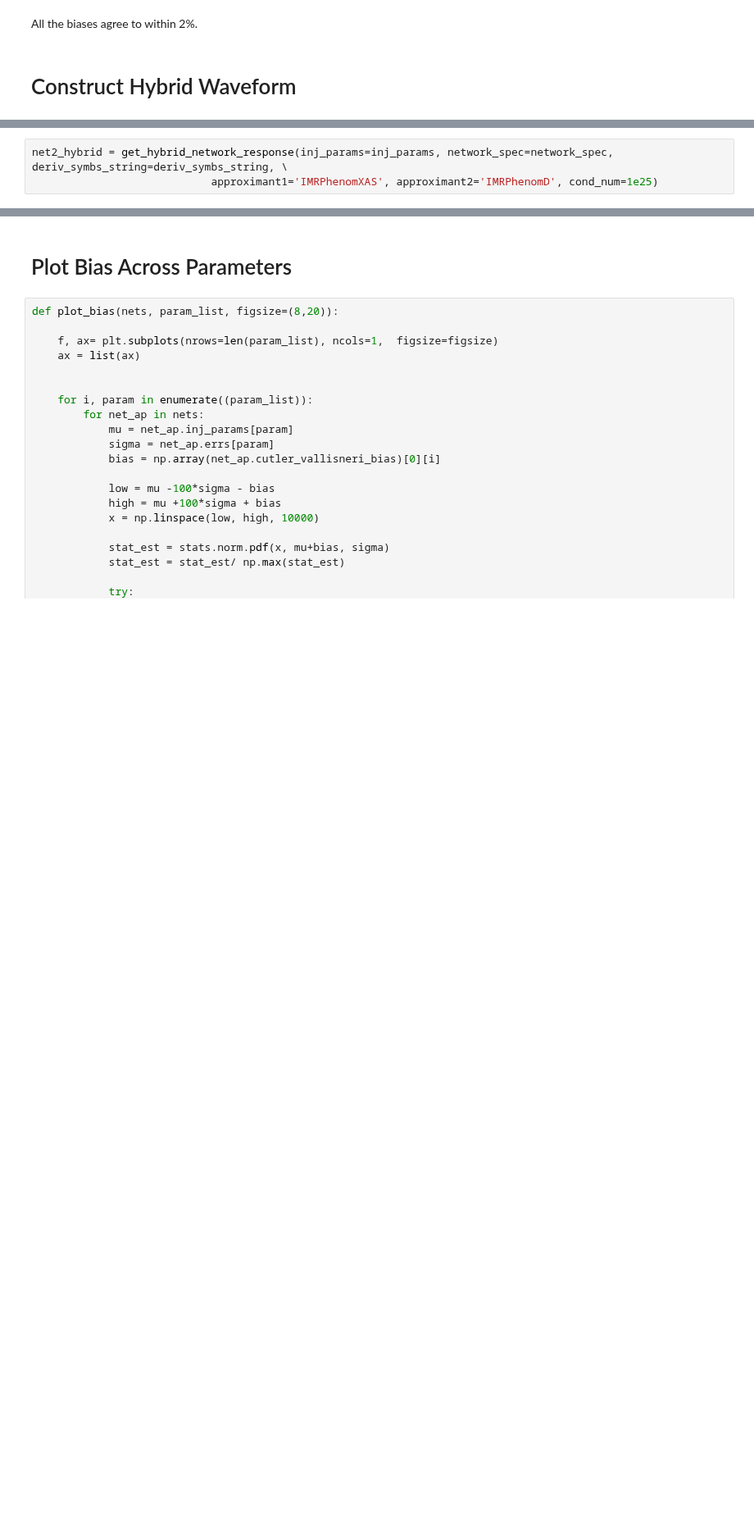
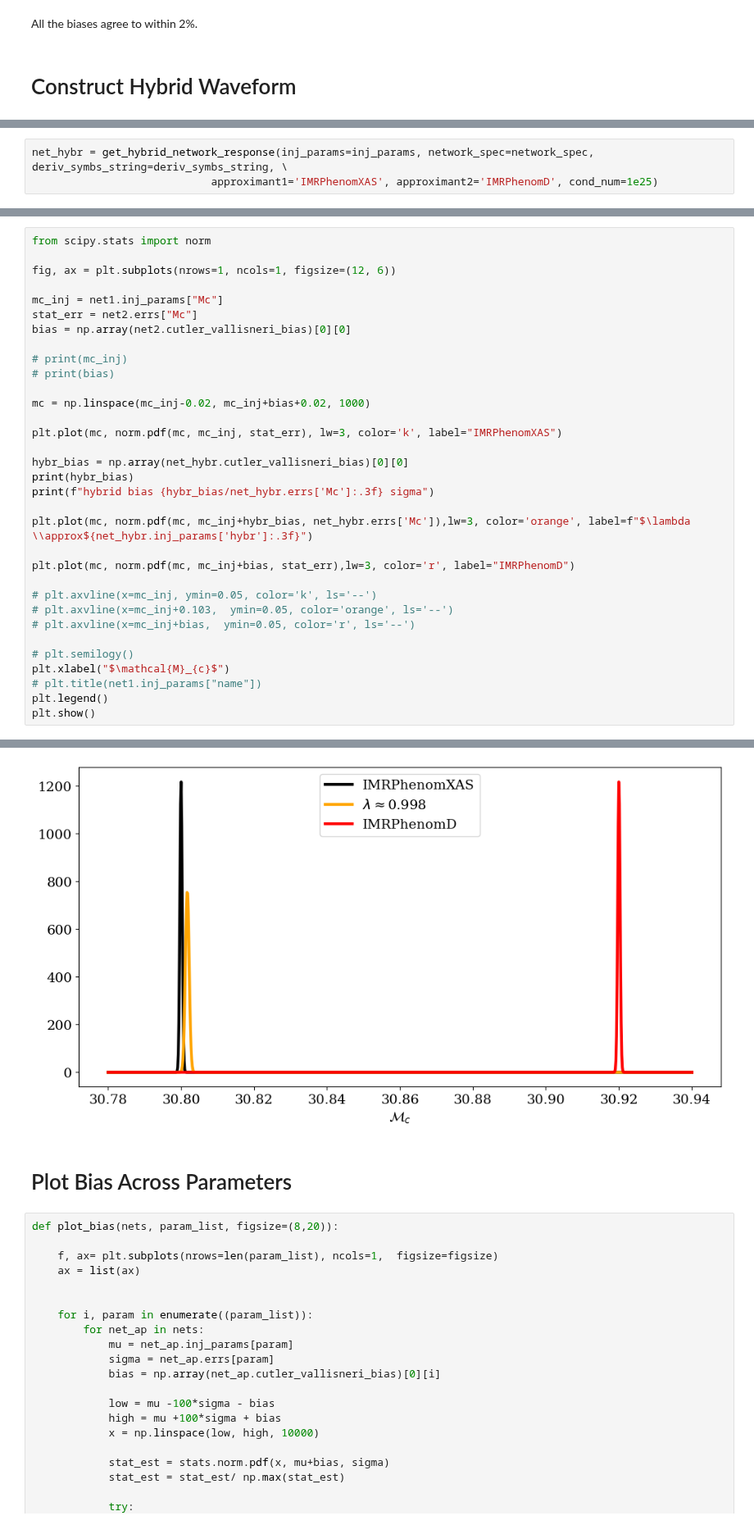
Before and after one commit to veome22/hybrid_waveforms, a Jupyter notebook: gwbench_dev_bias_calc.ipynb, the cells around one changed output, grey strips where cells are left out. Shown at 82% size. Drawn from its saved outputs; the diff is of its cells as text; blank space fills up the shorter version.

```diff
--- a/gwbench_dev_bias_calc.ipynb
+++ b/gwbench_dev_bias_calc.ipynb
@@ -352,6 +351,6 @@ inj_params = {
 
 deriv_symbs_string = 'Mc eta DL chi1z chi2z iota ra dec psi'
 # %%
-net2_hybrid = get_hybrid_network_response(inj_params=inj_params, network_spec=network_spec, deriv_symbs_string=deriv_symbs_string, \
+net_hybr = get_hybrid_network_response(inj_params=inj_params, network_spec=network_spec, deriv_symbs_string=deriv_symbs_string, \
                             approximant1='IMRPhenomXAS', approximant2='IMRPhenomD', cond_num=1e25)
 # %% [output]
@@ -387,0 +396,34 @@ ax.legend()
+# %%
+from scipy.stats import norm
+
+fig, ax = plt.subplots(nrows=1, ncols=1, figsize=(12, 6))
+
+mc_inj = net1.inj_params["Mc"]
+stat_err = net2.errs["Mc"]
+bias = np.array(net2.cutler_vallisneri_bias)[0][0]
+
+# print(mc_inj)
+# print(bias)
+
+mc = np.linspace(mc_inj-0.02, mc_inj+bias+0.02, 1000)
+
+plt.plot(mc, norm.pdf(mc, mc_inj, stat_err), lw=3, color='k', label="IMRPhenomXAS")
+
+hybr_bias = np.array(net_hybr.cutler_vallisneri_bias)[0][0]
+print(hybr_bias)
+print(f"hybrid bias {hybr_bias/net_hybr.errs['Mc']:.3f} sigma")
+
+plt.plot(mc, norm.pdf(mc, mc_inj+hybr_bias, net_hybr.errs['Mc']),lw=3, color='orange', label=f"$\lambda \\approx${net_hybr.inj_params['hybr']:.3f}")
+
+plt.plot(mc, norm.pdf(mc, mc_inj+bias, stat_err),lw=3, color='r', label="IMRPhenomD")
+
+# plt.axvline(x=mc_inj, ymin=0.05, color='k', ls='--')
+# plt.axvline(x=mc_inj+0.103,  ymin=0.05, color='orange', ls='--')
+# plt.axvline(x=mc_inj+bias,  ymin=0.05, color='r', ls='--')
+
+# plt.semilogy()
+plt.xlabel("$\mathcal{M}_{c}$")
+# plt.title(net1.inj_params["name"])
+plt.legend()
+plt.show()
+# %% [output]
@@ -388,3 +432,4 @@ ax.legend()
+[figure, added]
 # %% [markdown]
 # Plot Bias Across Parameters
 # %%
```
Also changed, not shown: parts of 28 cells of this notebook, 1 other file.
